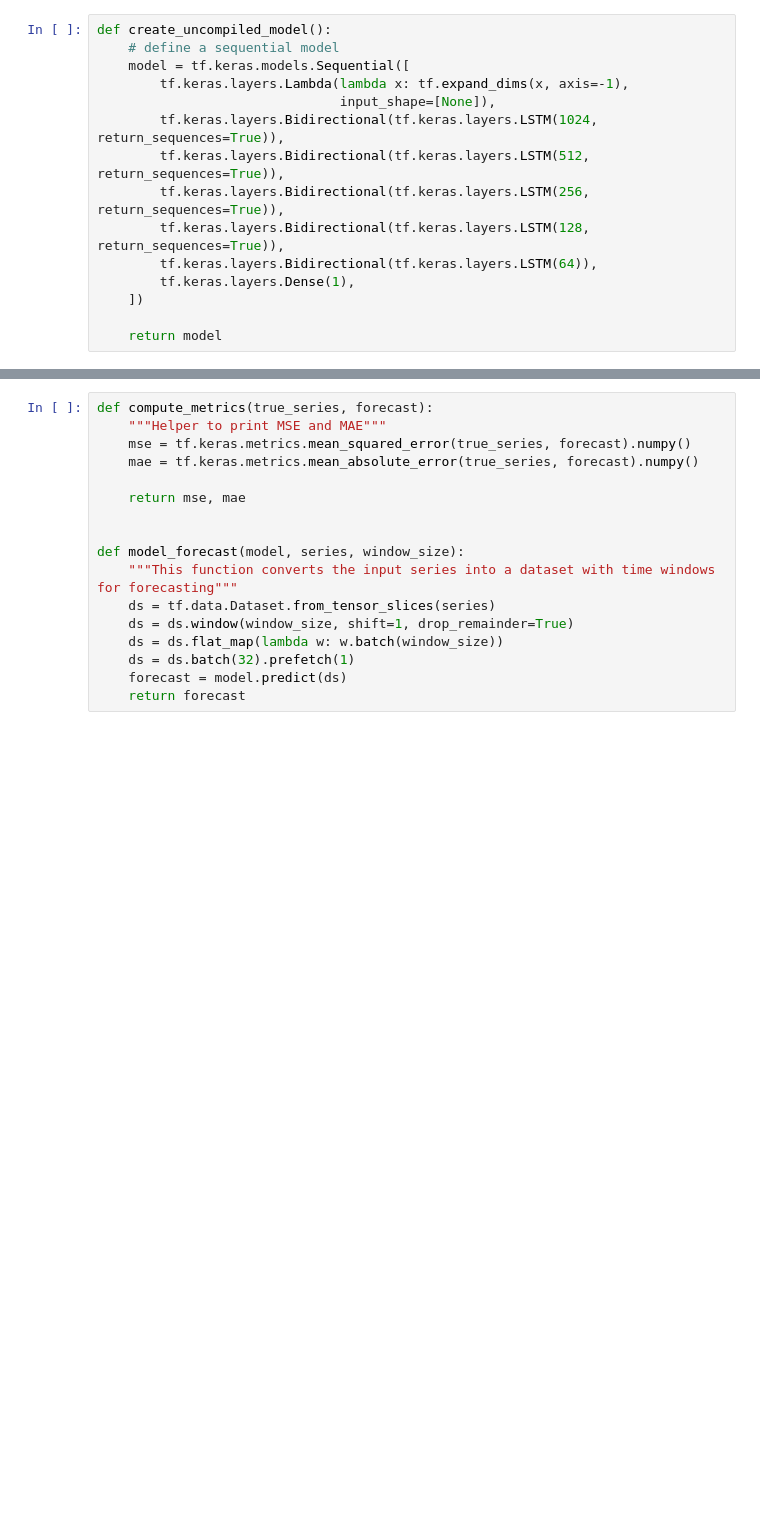
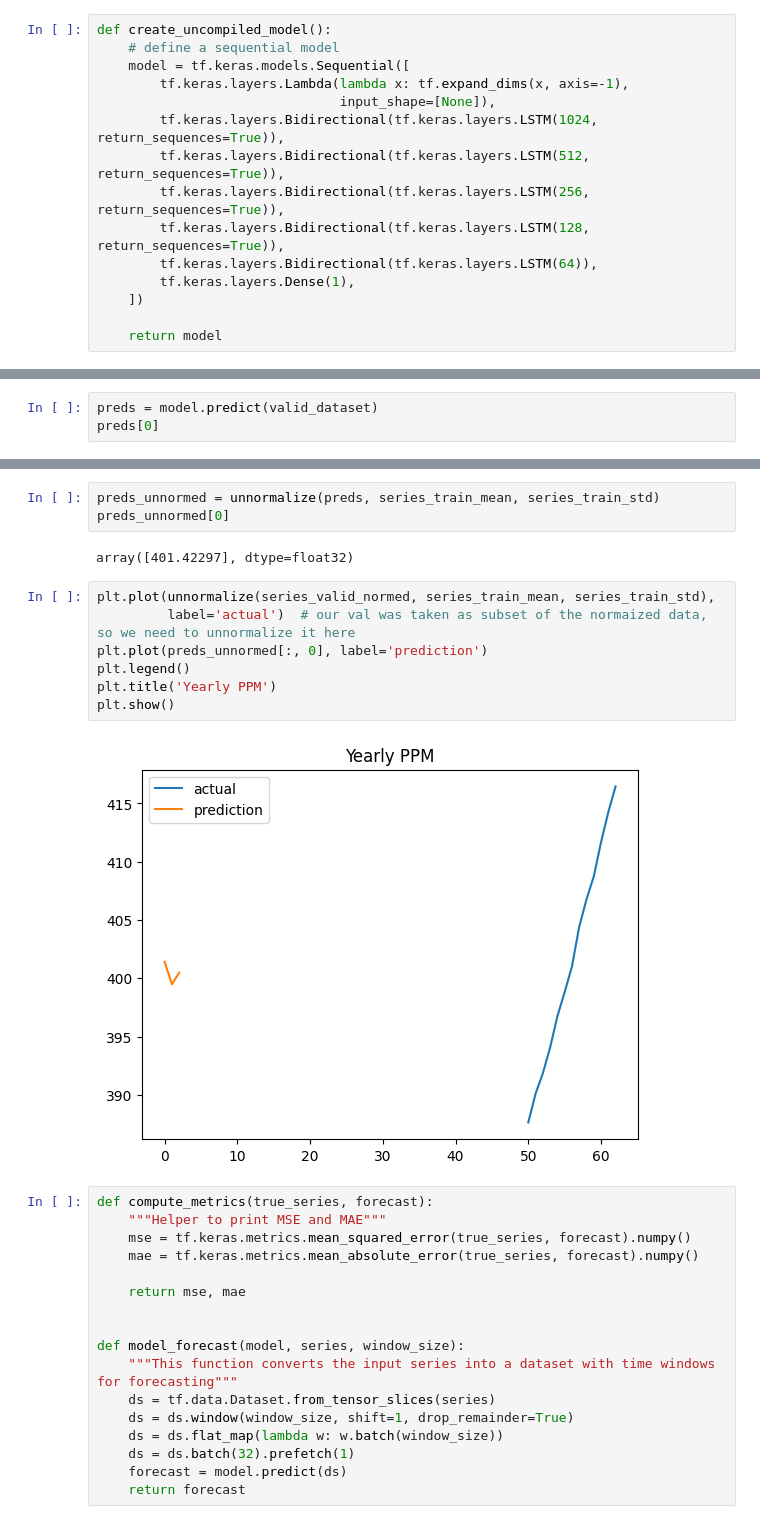
Before and after one commit to sileneer/himcm-2022, a Jupyter notebook: question-1/zihao/time_series_lstm_new.ipynb, the cells around one changed output, grey strips where cells are left out. Drawn from its saved outputs; the diff is of its cells as text; blank space fills up the shorter version.

```diff
--- a/question-1/zihao/time_series_lstm_new.ipynb
+++ b/question-1/zihao/time_series_lstm_new.ipynb
@@ -131,0 +154,3 @@ plt.show()
+# %%
+preds = model.predict(valid_dataset)
+preds[0]
@@ -132,3 +160,17 @@ plt.show()
+# %%
+preds_unnormed = unnormalize(preds, series_train_mean, series_train_std)
+preds_unnormed[0]
+# %% [output]
+array([401.42297], dtype=float32)
+# %%
+plt.plot(unnormalize(series_valid_normed, series_train_mean, series_train_std),
+         label='actual')  # our val was taken as subset of the normaized data, so we need to unnormalize it here
+plt.plot(preds_unnormed[:, 0], label='prediction')
+plt.legend()
+plt.title('Yearly PPM')
+plt.show()
+# %% [output]
+[figure, added]
 # %%
 def compute_metrics(true_series, forecast):
     """Helper to print MSE and MAE"""
```
Also changed, not shown: parts of 21 cells of this notebook, 8 other files.
